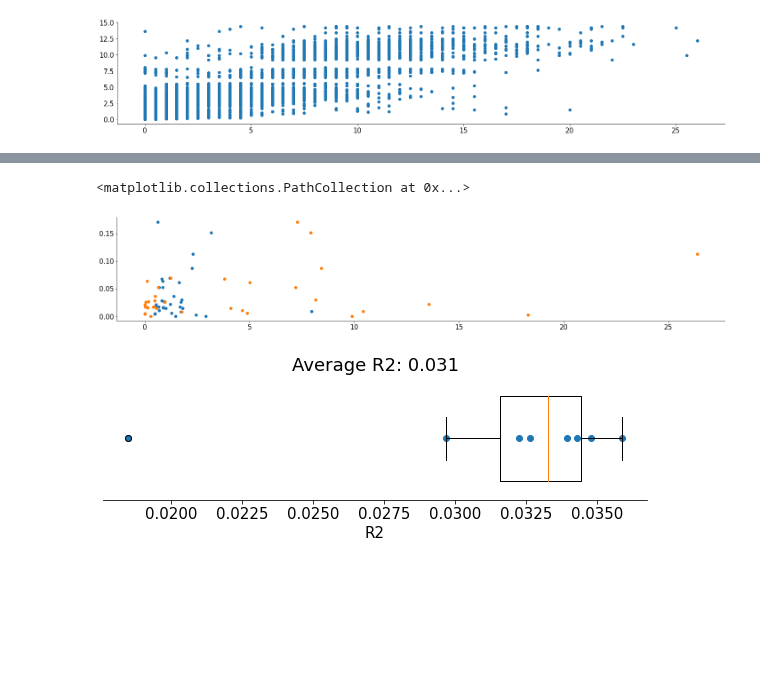
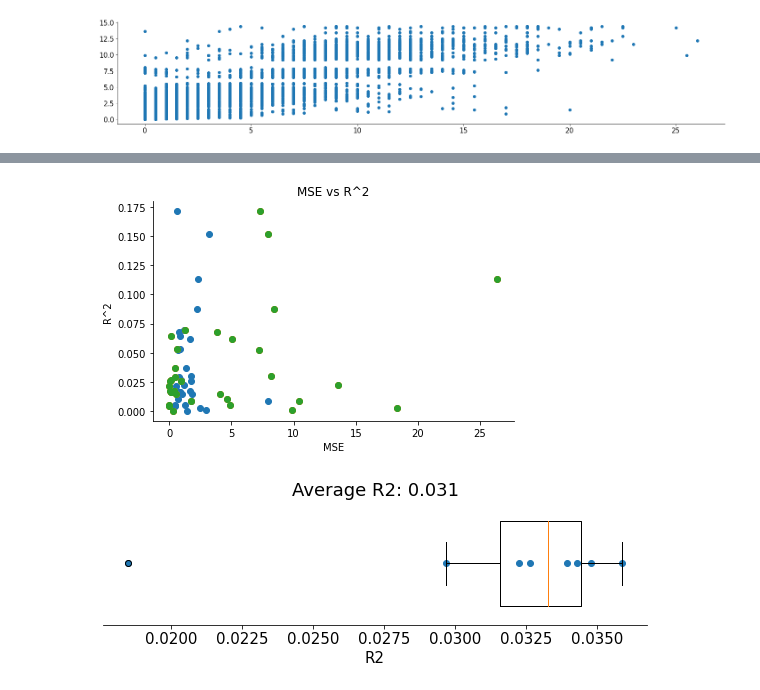
Before and after one commit to mgonzal1/nma_wombat_connectivy_project, a Jupyter notebook: connectivity.ipynb, the cells around one changed output, grey strips where cells are left out. Drawn from its saved outputs; the diff is of its cells as text; code cells hidden in the pictures; blank space fills up the shorter version.

```diff
--- a/connectivity.ipynb
+++ b/connectivity.ipynb
@@ -292,9 +294,13 @@ for j in range(visual_dat.shape[1]):
 # %%
 plt.scatter(n_mse_norm.flatten(), n_r2_metrics.flatten())
 plt.scatter(n_mse.flatten(), n_r2_metrics.flatten())
+plt.scatter(n_mse,n_r2_metrics)
+plt.title("MSE vs R^2")
+plt.xlabel("MSE")
+plt.ylabel("R^2")
+plt.show()
 # %% [output]
-<matplotlib.collections.PathCollection at 0x...>
-[figure, old version]
+[figure, new version]
 # %%
 def cross_validation(stim_train, visual_train, n_splits):
   # Initialize the split method
```
Also changed, not shown: parts of 3 cells of this notebook.
